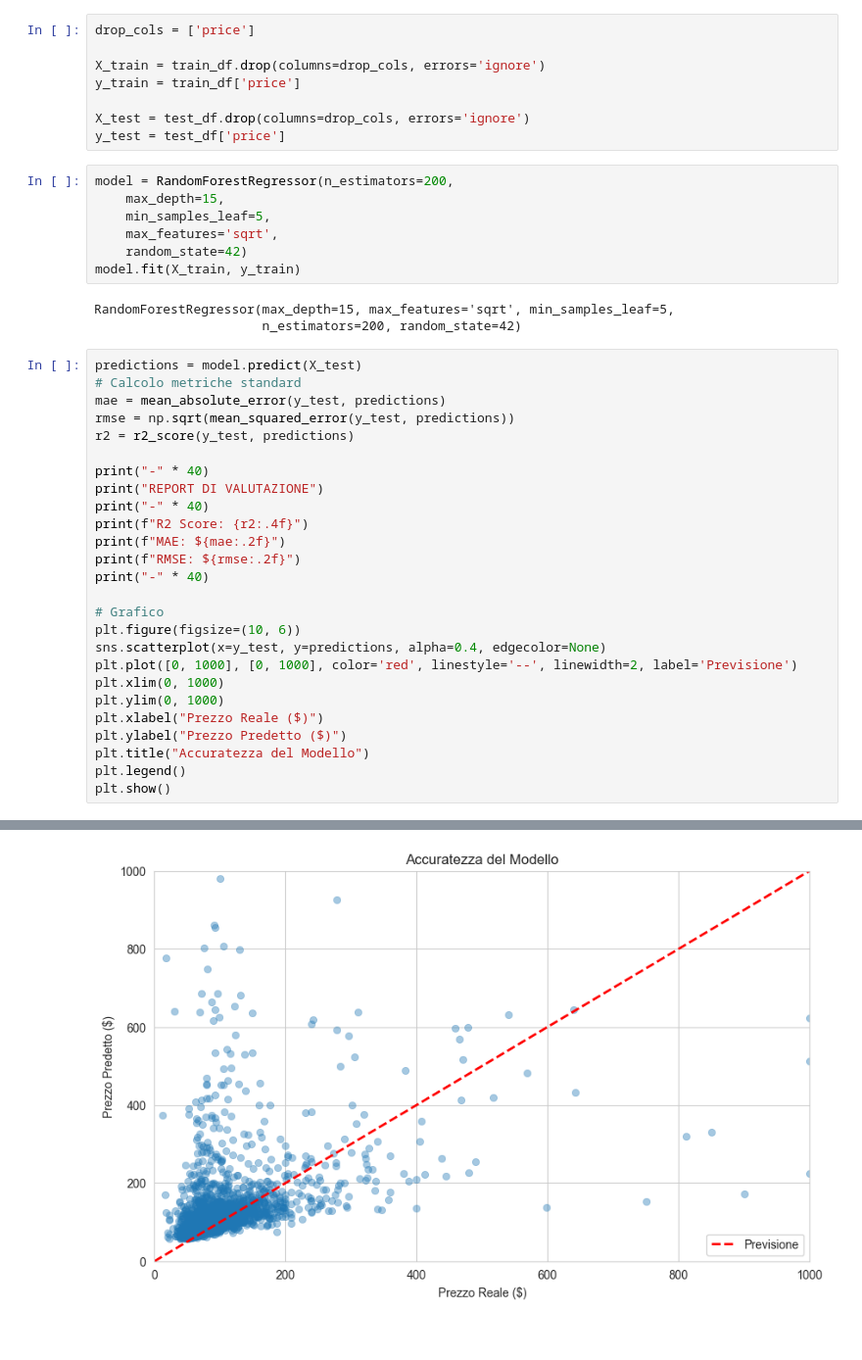
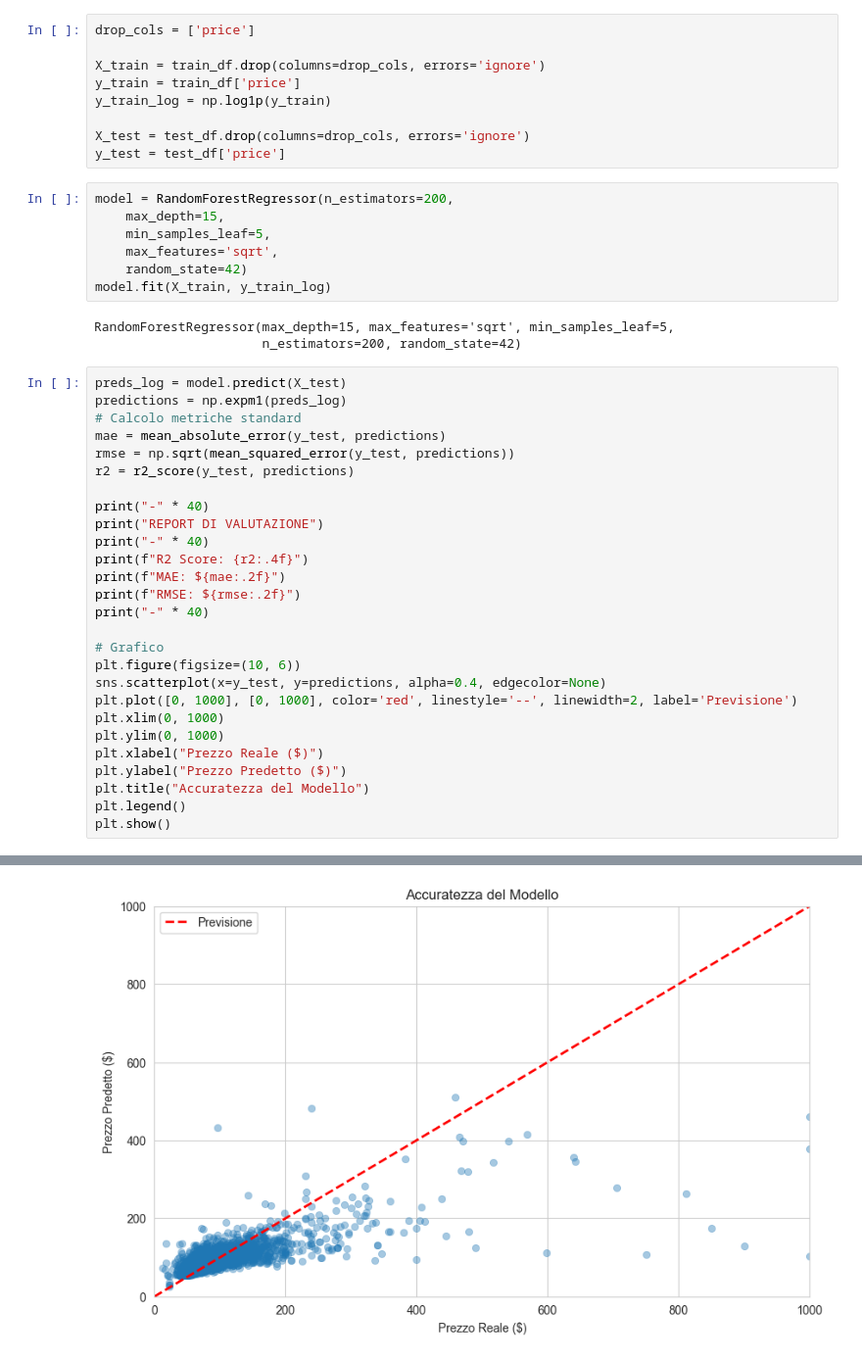
Before and after one commit to ljcia4/Airbnb-price-predictor, a Jupyter notebook: training_model.ipynb, the cells around one changed output, grey strips where cells are left out. Shown at 98% size. Cells and saved outputs as stored; diff of their text form.

Commit message:
reduced the number of columns in the clean dataset, add logarithm prediction to the training notebook

```diff
--- a/training_model.ipynb
+++ b/training_model.ipynb
@@ -23,6 +23,7 @@ drop_cols = ['price']
 
 X_train = train_df.drop(columns=drop_cols, errors='ignore')
 y_train = train_df['price']
+y_train_log = np.log1p(y_train)
 
 X_test = test_df.drop(columns=drop_cols, errors='ignore')
 y_test = test_df['price']
@@ -32,12 +33,13 @@ model = RandomForestRegressor(n_estimators=200,
     min_samples_leaf=5,
     max_features='sqrt',
     random_state=42)
-model.fit(X_train, y_train)
+model.fit(X_train, y_train_log)
 # %% [output]
 RandomForestRegressor(max_depth=15, max_features='sqrt', min_samples_leaf=5,
                       n_estimators=200, random_state=42)
 # %%
-predictions = model.predict(X_test)
+preds_log = model.predict(X_test)
+predictions = np.expm1(preds_log)
 # Calcolo metriche standard
 mae = mean_absolute_error(y_test, predictions)
 rmse = np.sqrt(mean_squared_error(y_test, predictions))
@@ -72,5 +74,5 @@ RMSE: $194.27
 ----------------------------------------
-[figure, old version]
+[figure, new version]
 # %%
 # Guardo l'importanza delle feature
 feature_importances = pd.Series(model.feature_importances_, index=X_train.columns)
```
Also changed, not shown: parts of 3 cells of this notebook, 1 other file.
